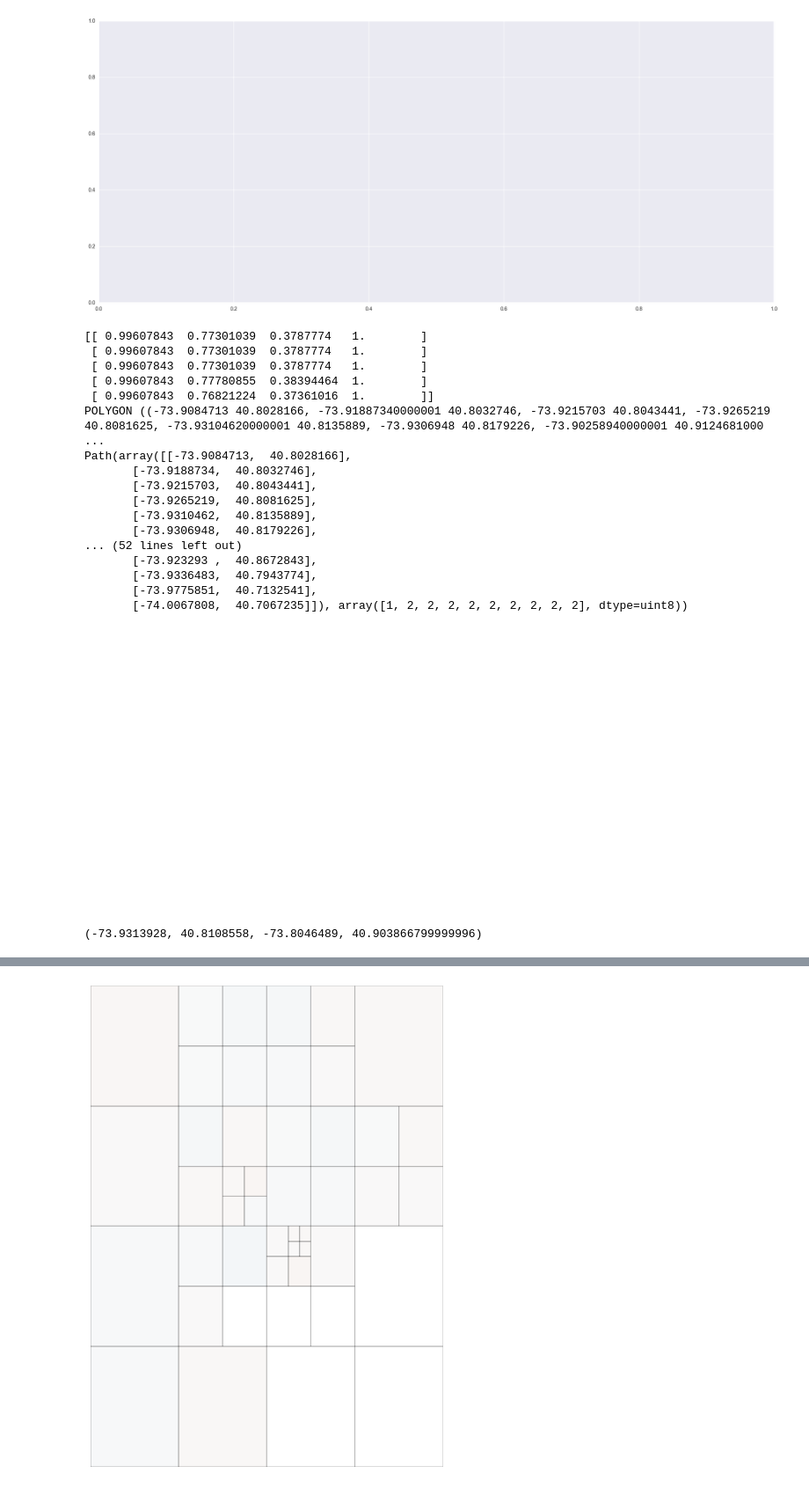
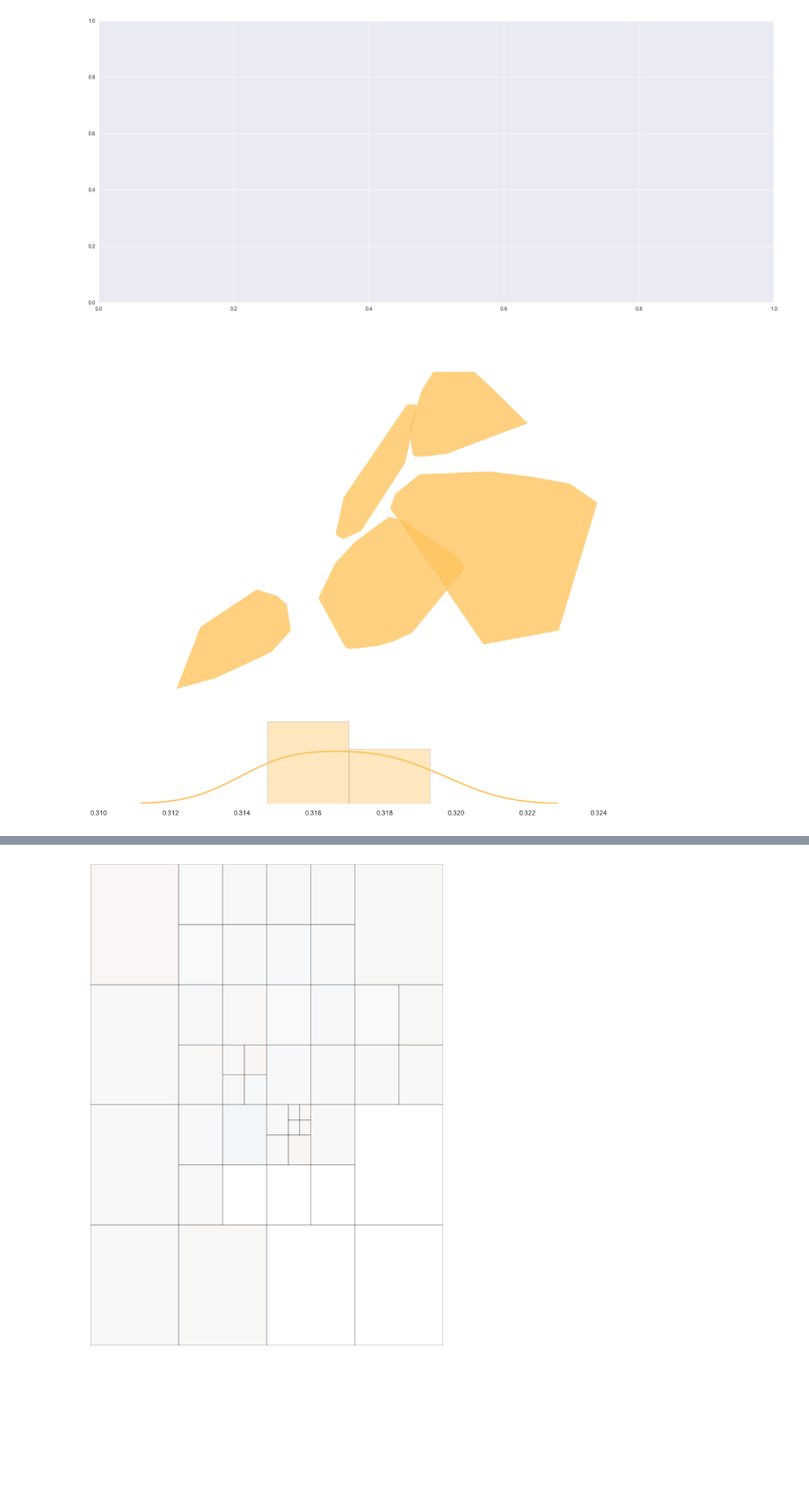
Before and after one commit to ResidentMario/missingno, a Jupyter notebook: dev2.ipynb, the cells around one changed output, grey strips where cells are left out. Shown at 88% size. Saved outputs shown, nothing was run; the diff lists cells and outputs as text; code cells hidden in the pictures; blank space fills up the shorter version.

```diff
--- a/dev2.ipynb
+++ b/dev2.ipynb
@@ -113,27 +113,6 @@ plt.show()
 # %% [output]
 [figure]
 # %%
-p = msno.geoplot(collisions.sample(1000), x='LONGITUDE', y='LATITUDE', by='BOROUGH')
+msno.geoplot(collisions.sample(1000), x='LONGITUDE', y='LATITUDE', by='BOROUGH', hist=True)
 # %% [output]
-[[ 0.99607843  0.77301039  0.3787774   1.        ]
- [ 0.99607843  0.77301039  0.3787774   1.        ]
- [ 0.99607843  0.77301039  0.3787774   1.        ]
- [ 0.99607843  0.77780855  0.38394464  1.        ]
- [ 0.99607843  0.76821224  0.37361016  1.        ]]
-POLYGON ((-73.9084713 40.8028166, -73.91887340000001 40.8032746, -73.9215703 40.8043441, -73.9265219 40.8081625, -73.93104620000001 40.8135889, -73.9306948 40.8179226, -73.90258940000001 40.9124681000 ...
-Path(array([[-73.9084713,  40.8028166],
-       [-73.9188734,  40.8032746],
-       [-73.9215703,  40.8043441],
-       [-73.9265219,  40.8081625],
-       [-73.9310462,  40.8135889],
-       [-73.9306948,  40.8179226],
-... (52 lines left out)
-       [-73.923293 ,  40.8672843],
-       [-73.9336483,  40.7943774],
-       [-73.9775851,  40.7132541],
-       [-74.0067808,  40.7067235]]), array([1, 2, 2, 2, 2, 2, 2, 2, 2, 2], dtype=uint8))
-[figure, old version]
+[figure, new version]
-# %%
-p.bounds
-# %% [output]
-(-73.9313928, 40.8108558, -73.8046489, 40.903866799999996)
```
Also changed, not shown: parts of 3 cells of this notebook, 2 other files.
